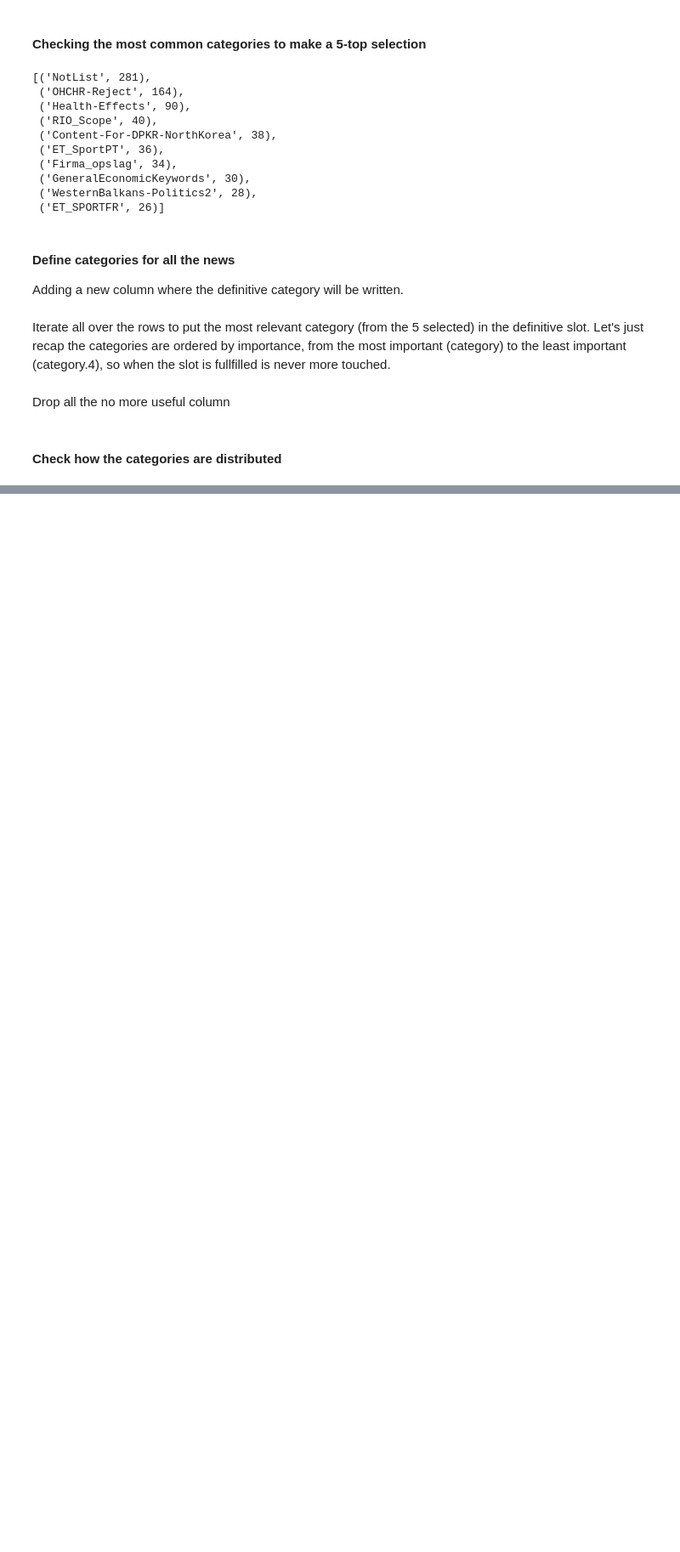
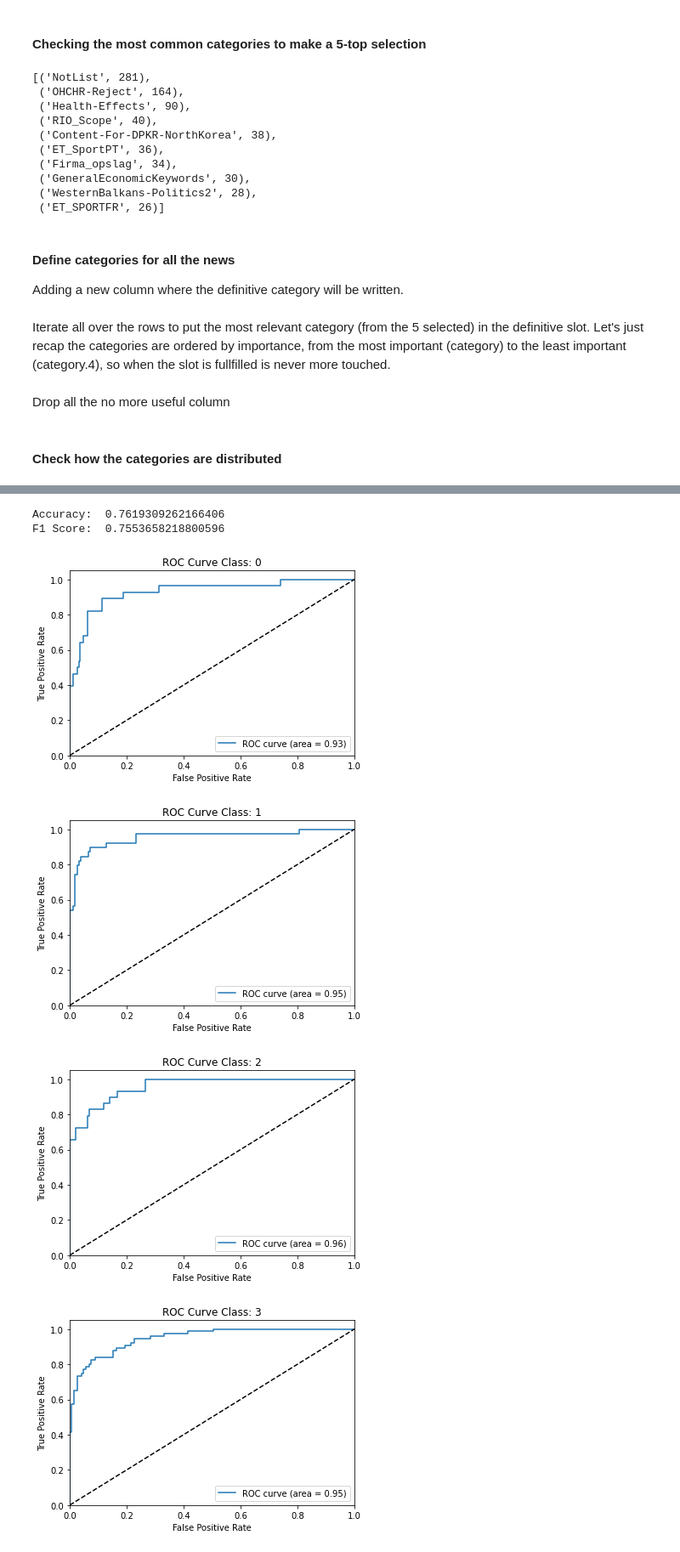
Before and after one commit to PaoloCiasco/TesiMagistrale, a Jupyter notebook: Dataset Dummy/PseudoCategories_Classification.ipynb, the cells around one changed output, grey strips where cells are left out. Shown: that part at 85% size. Cells and saved outputs as stored; diff of their text form; code cells hidden in the pictures; blank space fills up the shorter version.

```diff
--- a/Dataset Dummy/PseudoCategories_Classification.ipynb
+++ b/Dataset Dummy/PseudoCategories_Classification.ipynb
@@ -181,0 +384,50 @@ Health-Effects News:  167
+# %%
+
+clf_1 = OneVsRestClassifier(LogisticRegression())
+mdl1 = LogisticRegression(multi_class='ovr', solver='lbfgs')
+
+
+f1_lr = cross_val_score(clf_1, x, y, cv=folds, scoring='f1_macro').mean()
+acc_lr = cross_val_score(clf_1, x, y, cv=folds, scoring='accuracy').mean()
+
+
+print('Accuracy: ', acc_lr, '\nF1 Score: ', f1_lr)
+# %% [output]
+Accuracy:  0.7619309262166406
+F1 Score:  0.7553658218800596
+# %%
+
+
+y_bin = label_binarize(y, classes=[0,1,2,3,4])
+n_classes = 5
+
+x_train, x_test, y_train, y_test = train_test_split(x, y_bin, test_size = 0.3, random_state = 0, shuffle = True)
+
+clf = OneVsRestClassifier(LogisticRegression())
+y_score = clf.fit(x_train, y_train).decision_function(x_test)
+y_pred = clf.predict(x_test)
+# Compute ROC curve and ROC area for each class
+fpr = dict()
+tpr = dict()
+roc_auc = dict()
+for i in range(n_classes):
+    fpr[i], tpr[i], _ = roc_curve(y_test[:, i], y_score[:, i])
+    roc_auc[i] = metrics.auc(fpr[i], tpr[i])
+
+# Plot of a ROC curve for a specific class
+for i in range(n_classes):
+    plt.figure()
+    plt.plot(fpr[i], tpr[i], label='ROC curve (area = %0.2f)' % roc_auc[i])
+    plt.plot([0, 1], [0, 1], 'k--')
+    plt.xlim([0.0, 1.0])
+    plt.ylim([0.0, 1.05])
+    plt.xlabel('False Positive Rate')
+    plt.ylabel('True Positive Rate')
+    plt.title('ROC Curve Class: ' + str(i))
+    plt.legend(loc="lower right")
+    plt.show()
+# %% [output]
+[figure, added]
+[figure, added]
+[figure, added]
+[figure, added]
```
Also changed, not shown: parts of 31 cells of this notebook.
